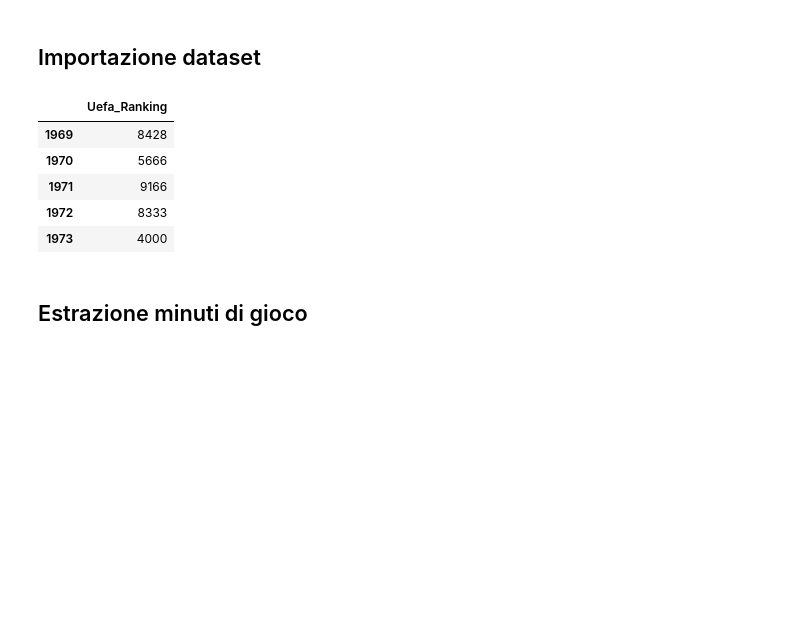
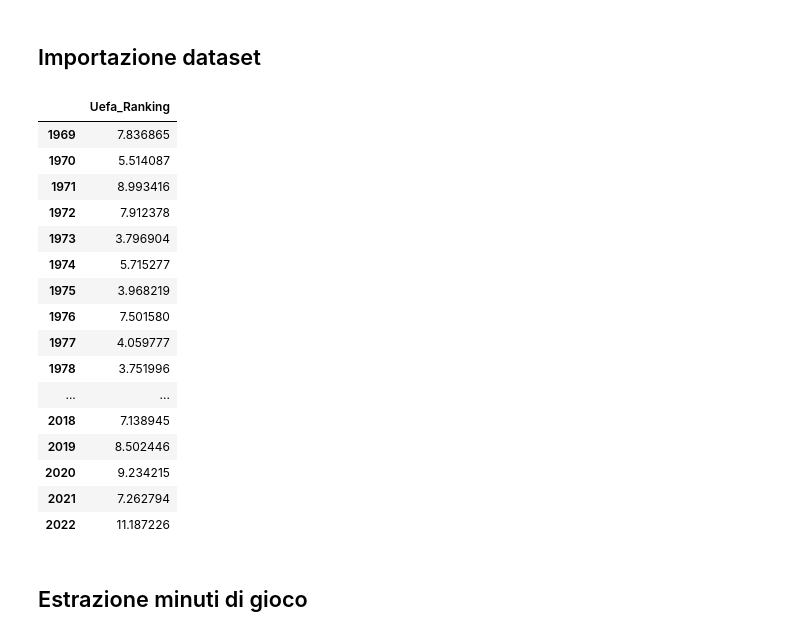
Before and after one commit to frapic98/Minutes-played-by-under-21-players-in-Serie-a, a Jupyter notebook: scraping.ipynb, the cells around one changed output. Cells and saved outputs as stored; diff of their text form; code cells hidden in the pictures; blank space fills up the shorter version.

```diff
--- a/scraping.ipynb
+++ b/scraping.ipynb
@@ -27,13 +27,24 @@ import ruptures as rpt
 # %%
 uefa_ranking=get_uefa_ranking()
-uefa_ranking.head()
+uefa_ranking
 # %% [output]
 |  | Uefa_Ranking |
-| 1969 | 8428 |
-| 1970 | 5666 |
-| 1971 | 9166 |
-| 1972 | 8333 |
-| 1973 | 4000 |
+| 1969 | 7.836865 |
+| 1970 | 5.514087 |
+| 1971 | 8.993416 |
+| 1972 | 7.912378 |
+| 1973 | 3.796904 |
+| 1974 | 5.715277 |
+| 1975 | 3.968219 |
+| 1976 | 7.501580 |
+| 1977 | 4.059777 |
+| 1978 | 3.751996 |
+| ... | ... |
+| 2018 | 7.138945 |
+| 2019 | 8.502446 |
+| 2020 | 9.234215 |
+| 2021 | 7.262794 |
+| 2022 | 11.187226 |
 # %% [markdown]
 ## Estrazione minuti di gioco
 # %%
```
Also changed, not shown: parts of 16 cells of this notebook, 1 other file.
